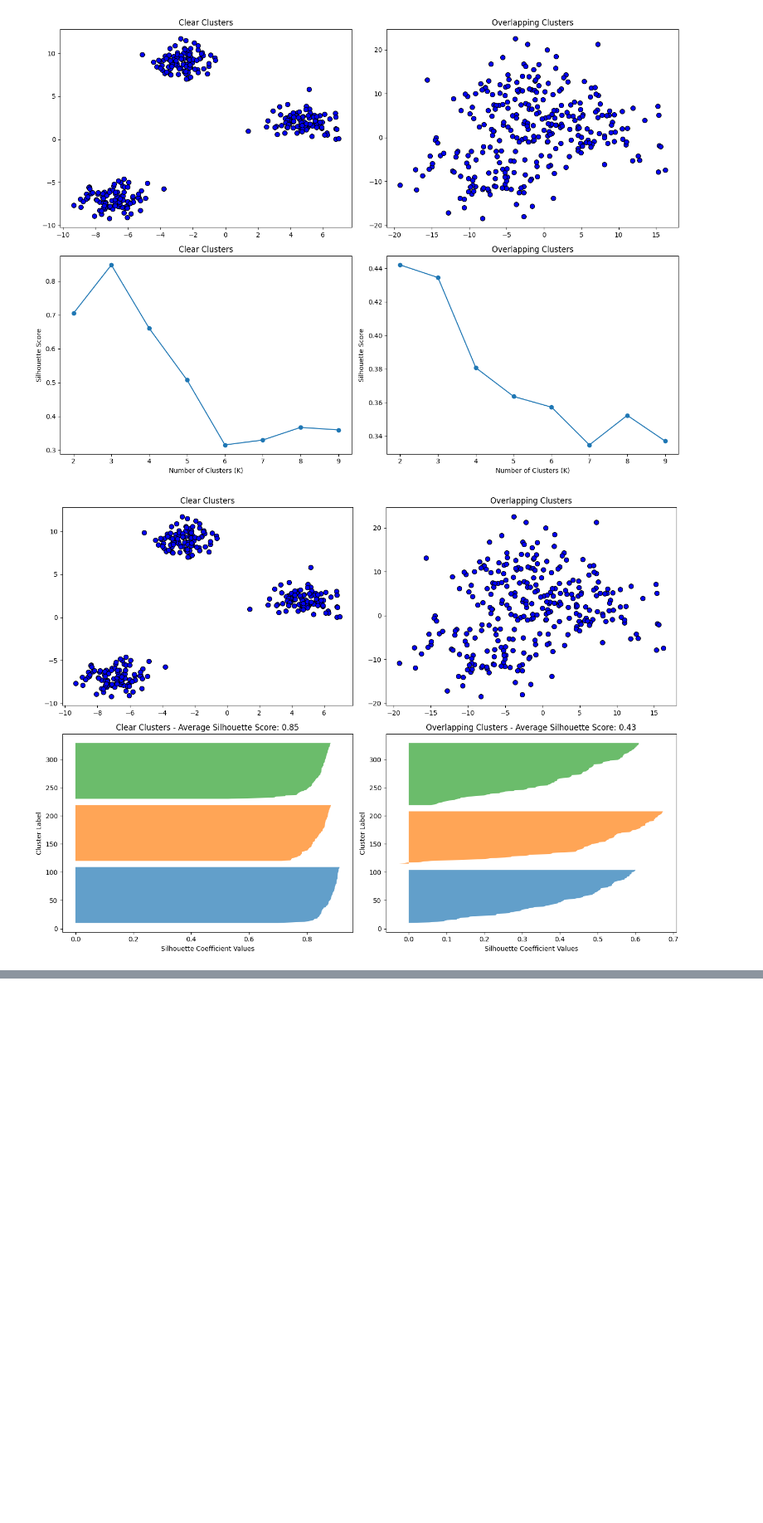
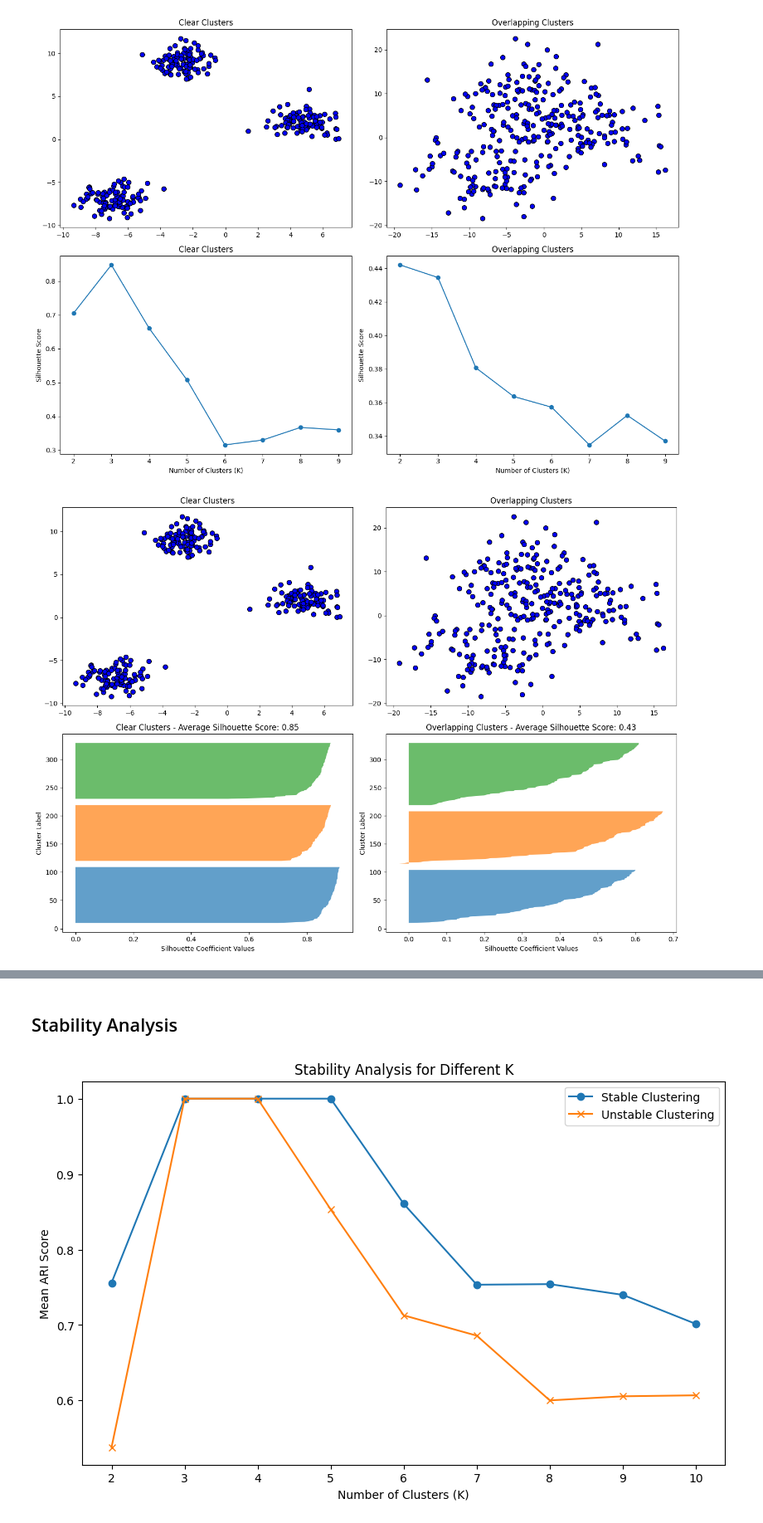
Before and after one commit to IST407-707/707-Week3-Lab, a Jupyter notebook: week3-lab.ipynb, the cells around one changed output, grey strips where cells are left out. Shown at 83% size. Cells and saved outputs as stored; diff of their text form; code cells hidden in the pictures; blank space fills up the shorter version.

```diff
--- a/week3-lab.ipynb
+++ b/week3-lab.ipynb
@@ -712,0 +848,55 @@ plt.show()
+# %% [markdown]
+## Stability Analysis
+# %%
+import matplotlib.pyplot as plt
+
+
+def create_data(centers, std_dev):
+    X, y = make_blobs(n_samples=300, centers=centers, cluster_std=std_dev, random_state=42)
+    return X
+
+# Function to run KMeans with different K and check stability
+def check_stability_for_diff_K(X, K_values, n_runs=5):
+    ari_scores = []
+
+    for k in K_values:
+        temp_ari_scores = []
+        prev_labels = None
+
+        for i in range(n_runs):
+            kmeans = KMeans(n_clusters=k, random_state=i, n_init="auto")
+            kmeans.fit(X)
+            labels = kmeans.labels_
+
+            if prev_labels is not None:
+                ari = adjusted_rand_score(prev_labels, labels)
+                temp_ari_scores.append(ari)
+
+            prev_labels = labels
+
+        mean_ari = np.mean(temp_ari_scores)
+        ari_scores.append(mean_ari)
+
+    return ari_scores
+
+# K values to test
+K_values = range(2, 11)
+
+X_stable = create_data(centers=5, std_dev=1.0)
+X_unstable = create_data(centers=5, std_dev=2.0)
+
+# Check stability for different K
+stable_scores = check_stability_for_diff_K(X_stable, K_values)
+unstable_scores = check_stability_for_diff_K(X_unstable, K_values)
+
+# Plot
+plt.figure(figsize=(10, 6))
+plt.plot(K_values, stable_scores, marker='o', label='Stable Clustering')
+plt.plot(K_values, unstable_scores, marker='x', label='Unstable Clustering')
+plt.title('Stability Analysis for Different K')
+plt.xlabel('Number of Clusters (K)')
+plt.ylabel('Mean ARI Score')
+plt.legend()
+plt.show()
+# %% [output]
+[figure, added]
```
Also changed, not shown: parts of 13 cells of this notebook.
